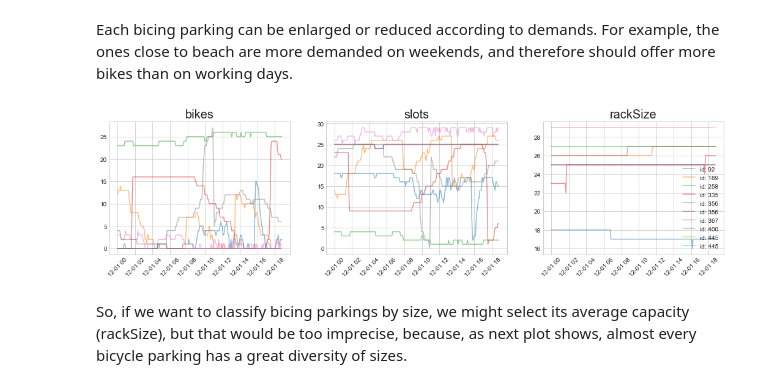
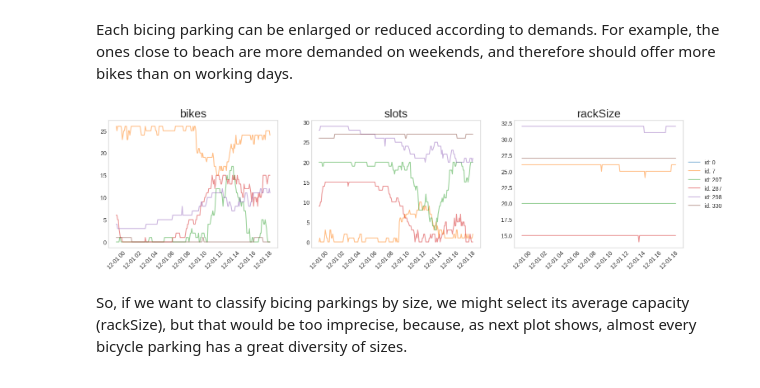
Before and after one commit to juanMarinero/bicingBarcelona, a Jupyter notebook: main.ipynb, the cells around one changed output. Drawn from its saved outputs; the diff is of its cells as text; code cells hidden in the pictures.

```diff
--- a/main.ipynb
+++ b/main.ipynb
@@ -101,28 +104,29 @@ Each bicing parking can be enlarged or reduced according to demands. For example
 # %%
 def plot_feature_each_id(df, feature, id_range=[], ax=None, legend_bool=False):
     feature = df[feature]
     if not len(id_range): id_range=set(df['id'])
 
     #fig01 = plt.figure(figsize=(6, 6))
     legend_arr = []
     for k in id_range:
         pass
         mask = (df['id'] == k)
         ax.plot(feature[mask], alpha=.5)
         legend_arr.append(f"id: {k}")
-    if legend_bool: ax.legend(legend_arr)
+    if legend_bool: ax.legend(legend_arr,loc='center left', bbox_to_anchor=(1, 0.5))
+    ax.grid(None)
     return ax
 
 feature_arr = ['bikes', 'slots', 'rackSize']
-id_range= np.random.randint(len(set(data.id)), size=(10,))
+id_range= np.random.randint(len(set(data.id)), size=(6,))
 n = len(feature_arr)
 fig, ax = plt.subplots(1, n,  figsize=(n*6,4));
 for i,k in enumerate(feature_arr):
     plot_feature_each_id(df[:100000], k, np.sort(id_range), ax[i], legend_bool=(i+1==n))
     ax[i].set_title(k, fontsize=20)
     ax[i].tick_params(axis='x', labelrotation=45)
 # %% [output]
-[figure, old version]
+[figure, new version]
 # %% [markdown]
 So, if we want to classify bicing parkings by size, we might select its average capacity (rackSize), but that would be too imprecise, because, as next plot shows, almost every bicycle parking has a great diversity of sizes.
 # %%
```
Also changed, not shown: parts of 37 cells of this notebook.
